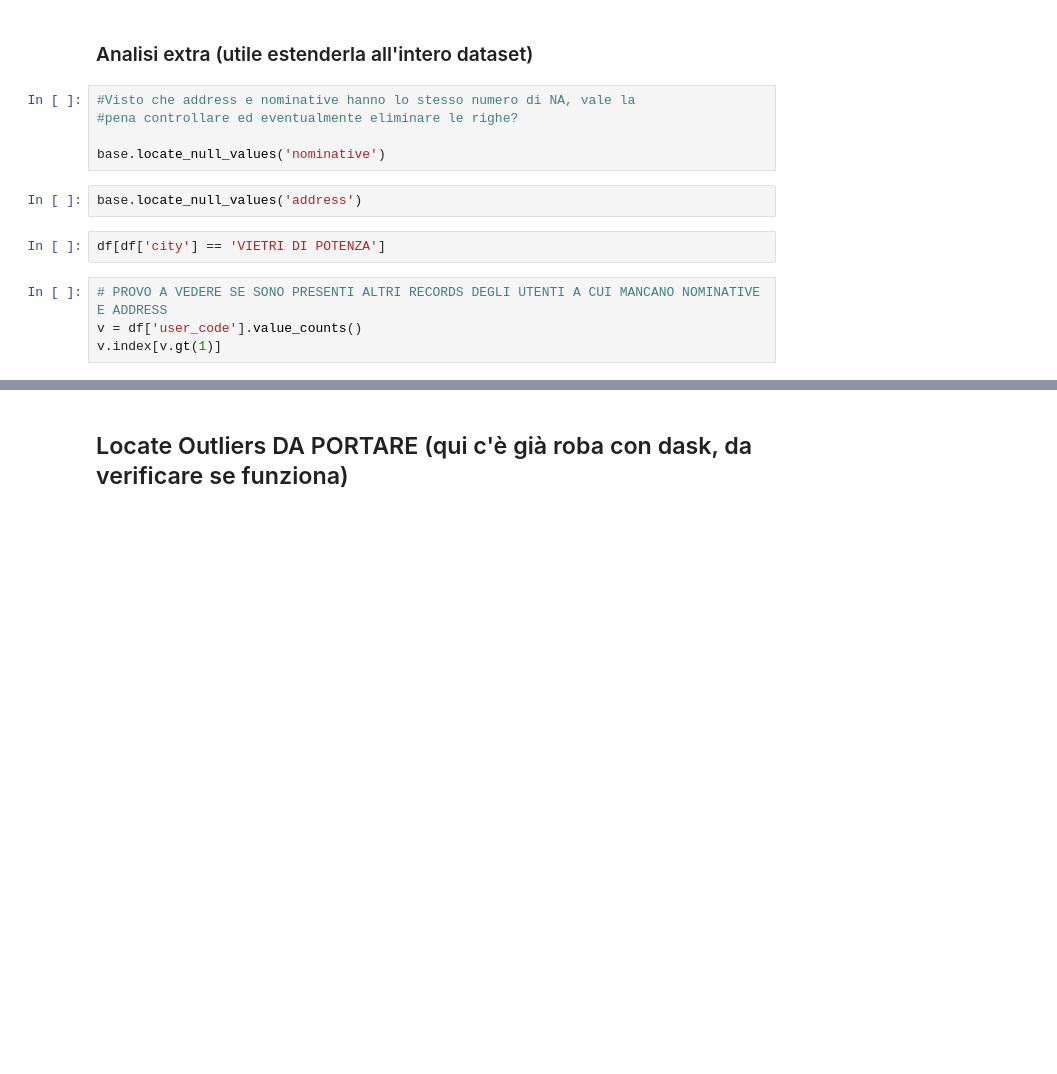
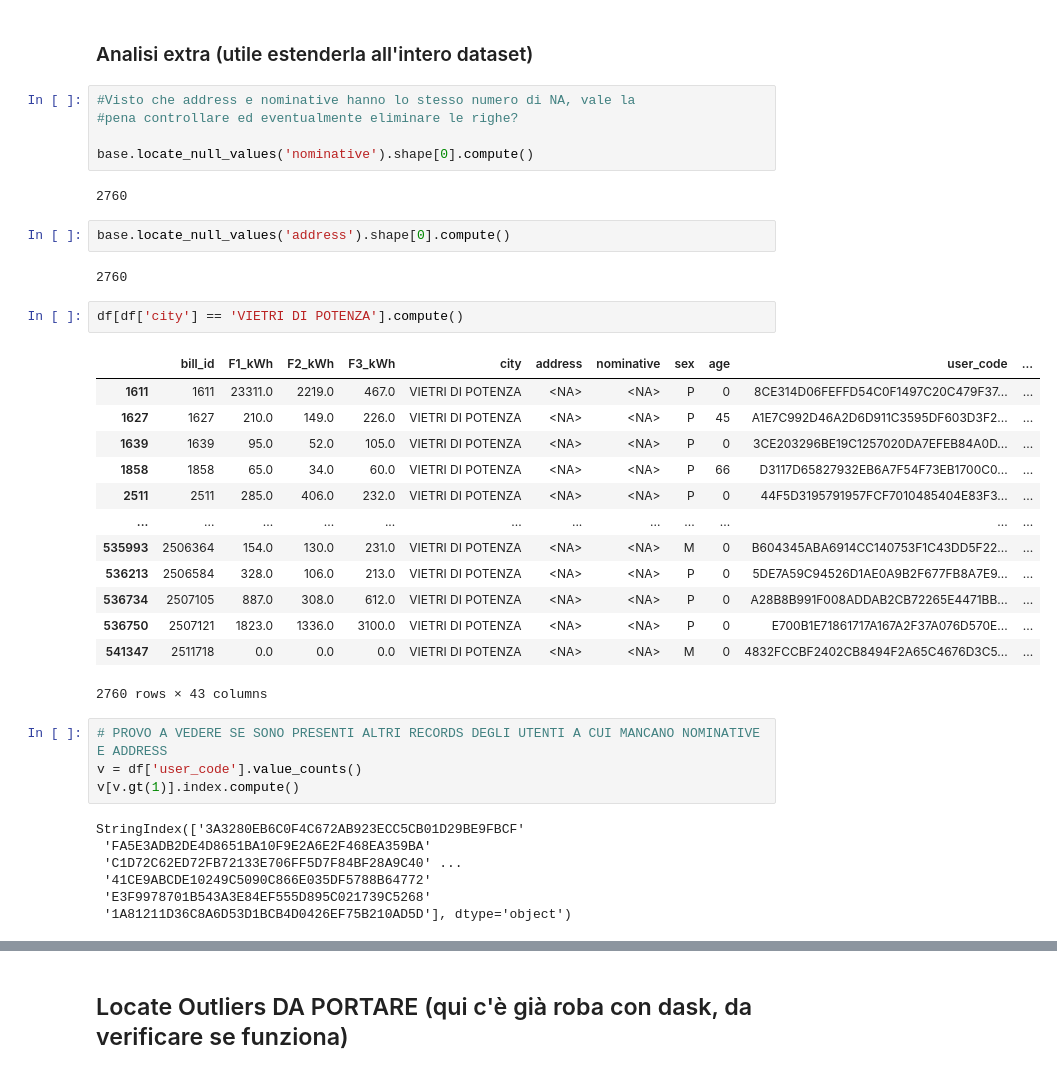
Before and after one commit to Il-Pela/BDMG-Project, a Jupyter notebook: Pelacani.ipynb, the cells around one changed output, grey strips where cells are left out. Cells and saved outputs as stored; diff of their text form; blank space fills up the shorter version.

```diff
--- a/Pelacani.ipynb
+++ b/Pelacani.ipynb
@@ -411,14 +506,39 @@ column_with_nan
 #Visto che address e nominative hanno lo stesso numero di NA, vale la
 #pena controllare ed eventualmente eliminare le righe?
 
-base.locate_null_values('nominative')
+base.locate_null_values('nominative').shape[0].compute()
+# %% [output]
+2760
 # %%
-base.locate_null_values('address')
+base.locate_null_values('address').shape[0].compute()
+# %% [output]
+2760
 # %%
-df[df['city'] == 'VIETRI DI POTENZA']
+df[df['city'] == 'VIETRI DI POTENZA'].compute()
+# %% [output]
+|  | bill_id | F1_kWh | F2_kWh | F3_kWh | city | address | nominative | sex | age | user_code | ... |
+| 1611 | 1611 | 23311.0 | 2219.0 | 467.0 | VIETRI DI POTENZA | <NA> | <NA> | P | 0 | 8CE314D06FEFFD54C0F1497C20C479F37... | ... |
+| 1627 | 1627 | 210.0 | 149.0 | 226.0 | VIETRI DI POTENZA | <NA> | <NA> | P | 45 | A1E7C992D46A2D6D911C3595DF603D3F2... | ... |
+| 1639 | 1639 | 95.0 | 52.0 | 105.0 | VIETRI DI POTENZA | <NA> | <NA> | P | 0 | 3CE203296BE19C1257020DA7EFEB84A0D... | ... |
+| 1858 | 1858 | 65.0 | 34.0 | 60.0 | VIETRI DI POTENZA | <NA> | <NA> | P | 66 | D3117D65827932EB6A7F54F73EB1700C0... | ... |
+| 2511 | 2511 | 285.0 | 406.0 | 232.0 | VIETRI DI POTENZA | <NA> | <NA> | P | 0 | 44F5D3195791957FCF7010485404E83F3... | ... |
+| ... | ... | ... | ... | ... | ... | ... | ... | ... | ... | ... | ... |
+| 535993 | 2506364 | 154.0 | 130.0 | 231.0 | VIETRI DI POTENZA | <NA> | <NA> | M | 0 | B604345ABA6914CC140753F1C43DD5F22... | ... |
+| 536213 | 2506584 | 328.0 | 106.0 | 213.0 | VIETRI DI POTENZA | <NA> | <NA> | P | 0 | 5DE7A59C94526D1AE0A9B2F677FB8A7E9... | ... |
+| 536734 | 2507105 | 887.0 | 308.0 | 612.0 | VIETRI DI POTENZA | <NA> | <NA> | P | 0 | A28B8B991F008ADDAB2CB72265E4471BB... | ... |
+| 536750 | 2507121 | 1823.0 | 1336.0 | 3100.0 | VIETRI DI POTENZA | <NA> | <NA> | P | 0 | E700B1E71861717A167A2F37A076D570E... | ... |
+| 541347 | 2511718 | 0.0 | 0.0 | 0.0 | VIETRI DI POTENZA | <NA> | <NA> | M | 0 | 4832FCCBF2402CB8494F2A65C4676D3C5... | ... |
+2760 rows × 43 columns
 # %%
 # PROVO A VEDERE SE SONO PRESENTI ALTRI RECORDS DEGLI UTENTI A CUI MANCANO NOMINATIVE E ADDRESS
 v = df['user_code'].value_counts()
-v.index[v.gt(1)]
+v[v.gt(1)].index.compute()
+# %% [output]
+StringIndex(['3A3280EB6C0F4C672AB923ECC5CB01D29BE9FBCF'
+ 'FA5E3ADB2DE4D8651BA10F9E2A6E2F468EA359BA'
+ 'C1D72C62ED72FB72133E706FF5D7F84BF28A9C40' ...
+ '41CE9ABCDE10249C5090C866E035DF5788B64772'
+ 'E3F9978701B543A3E84EF555D895C021739C5268'
+ '1A81211D36C8A6D53D1BCB4D0426EF75B210AD5D'], dtype='object')
 # %%
 # DATASET CON GLI user_code CHE COMPAIONO PIù DI UNA VOLTA
```
Also changed, not shown: parts of 24 cells of this notebook, 1 other file.
